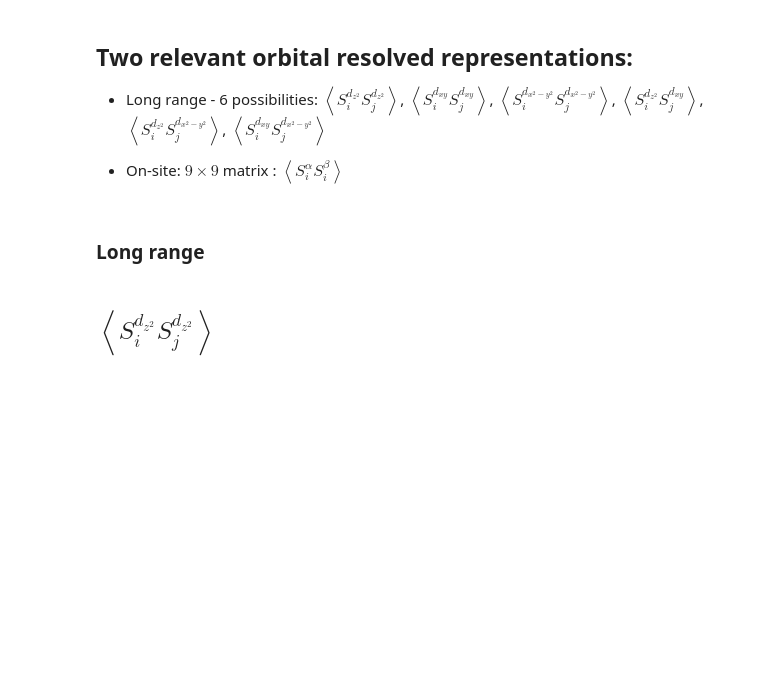
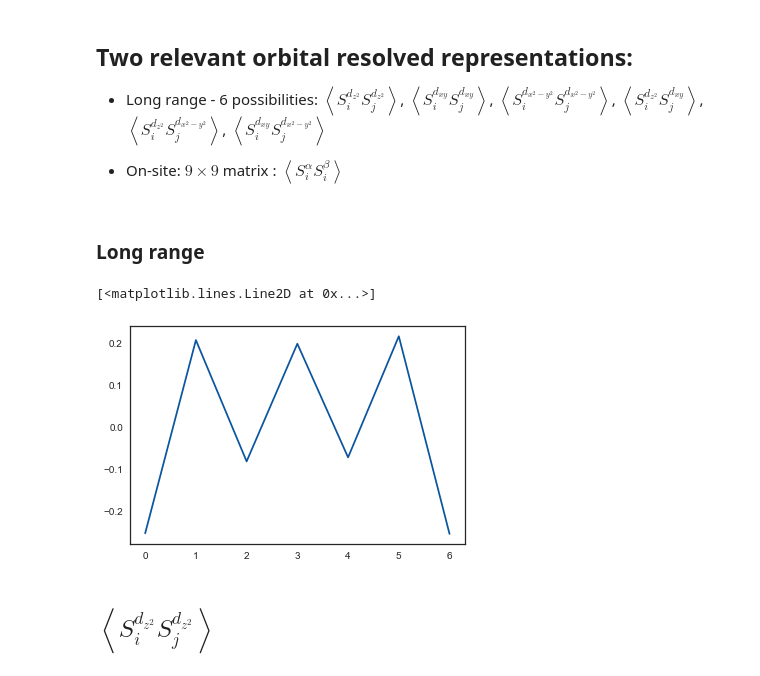
Before and after one commit to fmonteir/detelectro, a Jupyter notebook: examples/plot-src/tmdnr_spin_spin_corr.ipynb, the cells around one changed output. Saved outputs shown, nothing was run; the diff lists cells and outputs as text; code cells hidden in the pictures; blank space fills up the shorter version.

```diff
--- a/examples/plot-src/tmdnr_spin_spin_corr.ipynb
+++ b/examples/plot-src/tmdnr_spin_spin_corr.ipynb
@@ -88,6 +88,11 @@ for i in range(int(N / nOrb)):
 
 SiSj = SiSjdz2 + SiSjdxy + SiSjdx2y2 + SiSjdz2xy + SiSjdz2x2y2 + SiSjdxyx2y2 + SiSjdxyz2 + SiSjdx2y2z2 + SiSjdx2y2xy
 #SiSjErr = SiSjdz2Err + SiSjdxyErr + SiSjdx2y2Err + SiSjdz2xyErr + SiSjdz2x2y2Err + SiSjdxyx2y2Err
+# %%
+plt.plot(np.arange(NX-1), SiSj[0, 1:NX])
+# %% [output]
+[<matplotlib.lines.Line2D at 0x...>]
+[figure, added]
 # %% [markdown]
 ## $\left\langle S_{i}^{d_{z^2}} S_{j}^{d_{z^2}}\right\rangle$
 # %%
```
Also changed, not shown: parts of 4 cells of this notebook, 37 other files.
